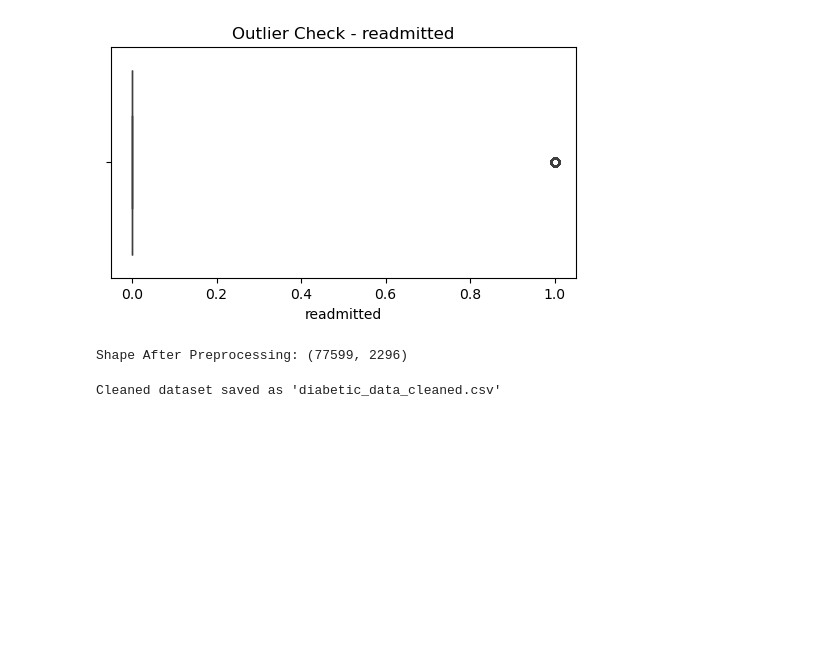
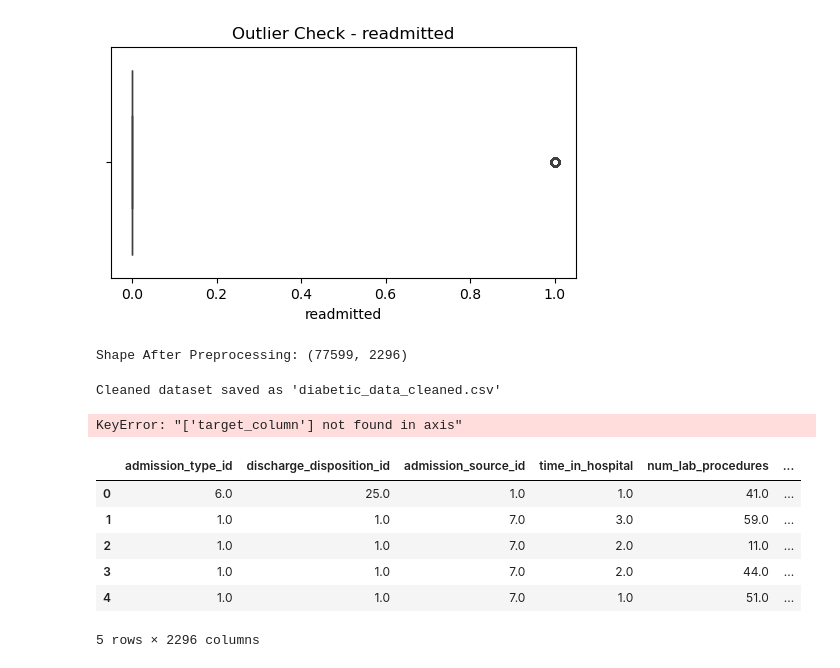
Before and after one commit to ayshathfahima/Final_project__Predicting-30-Day-Hospital-Readmission-in-Diabetic-Patients, a Jupyter notebook: Final_Project.ipynb, the cells around one changed output. Drawn from its saved outputs; the diff is of its cells as text; code cells hidden in the pictures; blank space fills up the shorter version.

```diff
--- a/Final_Project.ipynb
+++ b/Final_Project.ipynb
@@ -111,3 +111,30 @@ df.to_csv("diabetic_data_cleaned.csv", index=False)
 print("\nCleaned dataset saved as 'diabetic_data_cleaned.csv'")
 # %% [output]
 Cleaned dataset saved as 'diabetic_data_cleaned.csv'
+# %%
+from sklearn.model_selection import train_test_split
+from sklearn.preprocessing import StandardScaler
+from sklearn.linear_model import LinearRegression
+from sklearn.tree import DecisionTreeRegressor
+from sklearn.ensemble import RandomForestRegressor, GradientBoostingRegressor
+from sklearn.svm import SVR
+from sklearn.metrics import r2_score, mean_squared_error, mean_absolute_error
+import pandas as pd
+import numpy as np
+
+
+# Replace 'target_column' with the actual column name
+X = df.drop('target_column', axis=1)
+y = df['target_column']
+# %% [output]
+KeyError: "['target_column'] not found in axis"
+# %%
+df.head()
+# %% [output]
+|  | admission_type_id | discharge_disposition_id | admission_source_id | time_in_hospital | num_lab_procedures | ... |
+| 0 | 6.0 | 25.0 | 1.0 | 1.0 | 41.0 | ... |
+| 1 | 1.0 | 1.0 | 7.0 | 3.0 | 59.0 | ... |
+| 2 | 1.0 | 1.0 | 7.0 | 2.0 | 11.0 | ... |
+| 3 | 1.0 | 1.0 | 7.0 | 2.0 | 44.0 | ... |
+| 4 | 1.0 | 1.0 | 7.0 | 1.0 | 51.0 | ... |
+5 rows × 2296 columns
```
Also changed, not shown: parts of 9 cells of this notebook, 1 other file.
